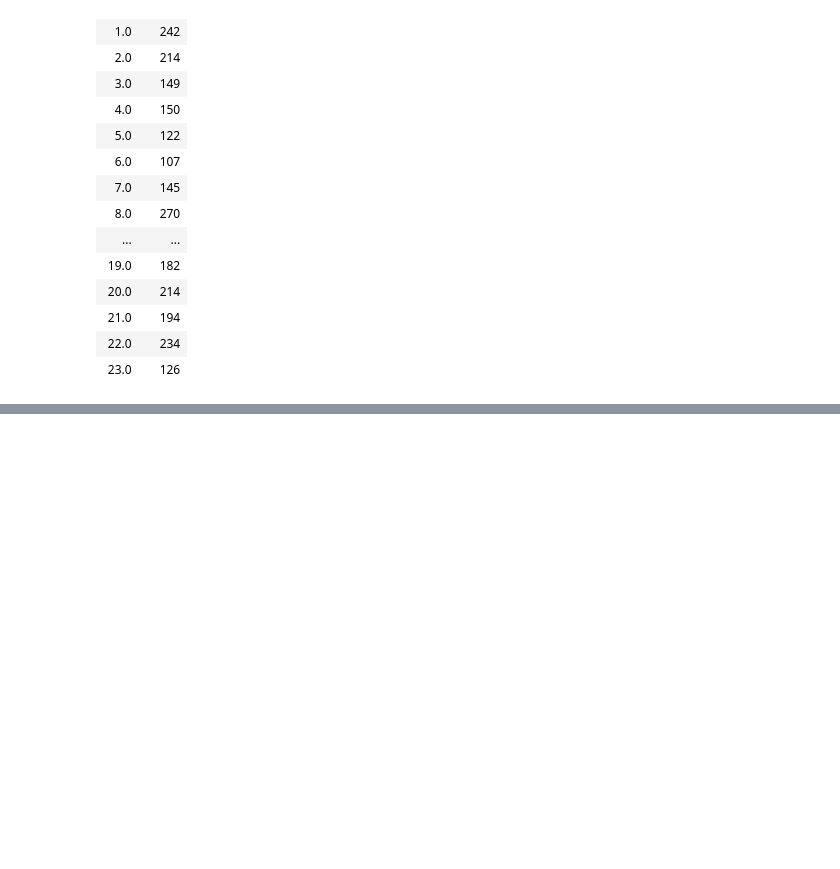
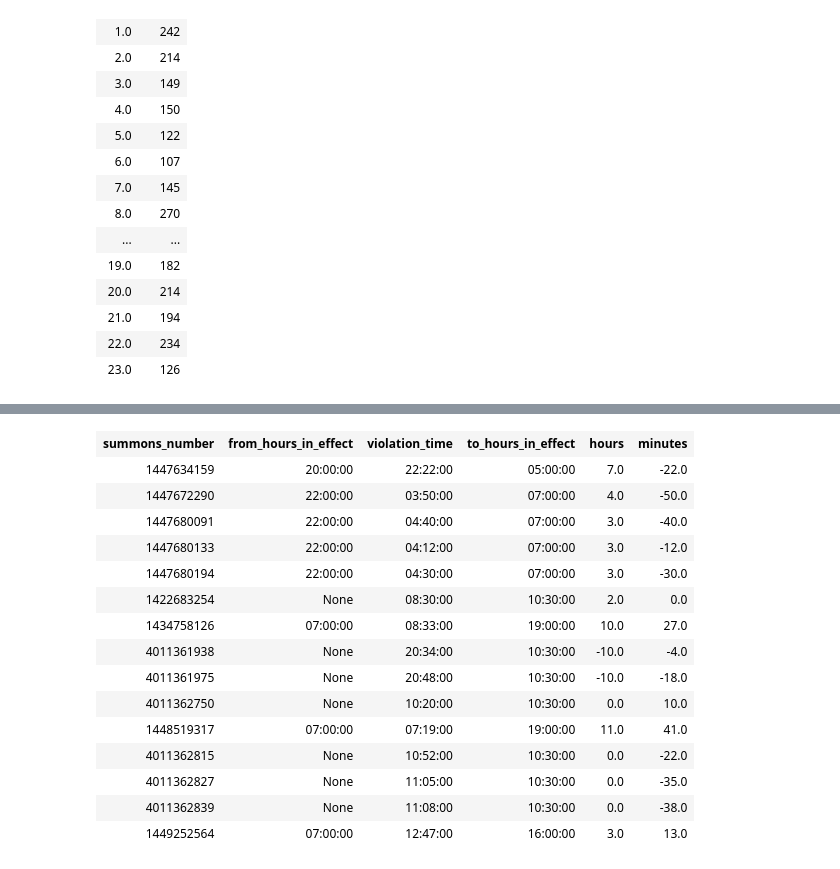
Before and after one commit to lnphng/Business-Analyst-with-SQL, a Jupyter notebook: 04.CleaaningData in Postgresql/03.Converting Data.ipynb, the cells around one changed output, grey strips where cells are left out. Cells and saved outputs as stored; diff of their text form; code cells hidden in the pictures; blank space fills up the shorter version.

```diff
--- a/04.CleaaningData in Postgresql/03.Converting Data.ipynb
+++ b/04.CleaaningData in Postgresql/03.Converting Data.ipynb
@@ -357,0 +779,66 @@ ORDER BY
+# %%
+%%sql
+SELECT
+        summons_number,
+        from_hours_in_effect,
+        violation_time,
+        to_hours_in_effect,
+        CASE
+            WHEN to_hours_in_effect > from_hours_in_effect
+                AND to_hours_in_effect >= violation_time AND  violation_time >= from_hours_in_effect
+                 THEN  EXTRACT('hour' FROM to_hours_in_effect -  violation_time)
+            WHEN to_hours_in_effect > from_hours_in_effect
+                AND violation_time NOT BETWEEN from_hours_in_effect AND to_hours_in_effect
+                 AND violation_time < '05:00:00'::time
+                    THEN  24- EXTRACT('hour' FROM to_hours_in_effect) + EXTRACT('hour' FROM violation_time)
+            WHEN to_hours_in_effect > from_hours_in_effect
+                AND violation_time NOT BETWEEN from_hours_in_effect AND to_hours_in_effect
+                THEN  EXTRACT('hour' FROM to_hours_in_effect) - EXTRACT('hour' FROM violation_time)
+            WHEN to_hours_in_effect < from_hours_in_effect
+                    AND (violation_time > to_hours_in_effect AND violation_time < from_hours_in_effect)
+                    THEN (- EXTRACT('hour' FROM violation_time ) + EXTRACT('hour' FROM to_hours_in_effect) )
+            WHEN to_hours_in_effect < from_hours_in_effect
+                     AND violation_time < to_hours_in_effect
+                    THEN   EXTRACT('hour' FROM to_hours_in_effect) - EXTRACT('hour' FROM  violation_time)
+            WHEN to_hours_in_effect < from_hours_in_effect
+                     AND (violation_time > to_hours_in_effect)
+                    THEN (24- EXTRACT('hour' FROM violation_time )+EXTRACT('hour' FROM to_hours_in_effect) )
+            ELSE EXTRACT('hour' FROM to_hours_in_effect -  violation_time)
+            END AS hours,
+
+        CASE
+            WHEN to_hours_in_effect > from_hours_in_effect
+                AND to_hours_in_effect >= violation_time AND  violation_time >= from_hours_in_effect
+                 THEN  EXTRACT('minute' FROM to_hours_in_effect -  violation_time)
+            WHEN to_hours_in_effect > from_hours_in_effect
+                AND violation_time NOT BETWEEN from_hours_in_effect AND to_hours_in_effect
+                 AND violation_time < '06:00:00'::time
+                THEN  EXTRACT('minute' FROM to_hours_in_effect) + EXTRACT('minute' FROM violation_time)
+            WHEN to_hours_in_effect > from_hours_in_effect
+                AND violation_time NOT BETWEEN from_hours_in_effect AND to_hours_in_effect
+                THEN  EXTRACT('minute' FROM to_hours_in_effect) - EXTRACT('minute' FROM violation_time)
+            WHEN to_hours_in_effect < from_hours_in_effect
+                    AND (violation_time > to_hours_in_effect AND violation_time < from_hours_in_effect)
+                   THEN (- EXTRACT('minute' FROM violation_time ) + EXTRACT('minute' FROM to_hours_in_effect) )
+            WHEN to_hours_in_effect < from_hours_in_effect
+                     AND violation_time < to_hours_in_effect
+                    THEN   EXTRACT('minute' FROM to_hours_in_effect) - EXTRACT('minute' FROM  violation_time)
+            WHEN to_hours_in_effect < from_hours_in_effect
+                     AND (violation_time > to_hours_in_effect)
+                    THEN (-EXTRACT('minute' FROM violation_time )+EXTRACT('minute' FROM to_hours_in_effect) )
+            ELSE EXTRACT('minute' FROM to_hours_in_effect -  violation_time)
+            END AS minutes
+    FROM
+        (SELECT
+            summons_number,
+                TO_TIMESTAMP(from_hours_in_effect, 'HH12MIPM')::time as from_hours_in_effect,
+                TO_TIMESTAMP(to_hours_in_effect, 'HH12MIPM')::time as to_hours_in_effect,
+                TO_TIMESTAMP(violation_time, 'HH12MIPM')::time as violation_time
+          FROM
+            parking_violation
+          WHERE NOT (from_hours_in_effect = '1200AM' AND to_hours_in_effect = '1159PM')
+        ) sub
+
+
+LIMIT 15;
+# %% [output]
@@ -357,0 +847,16 @@ ORDER BY
+| summons_number | from_hours_in_effect | violation_time | to_hours_in_effect | hours | minutes |
+| 1447634159 | 20:00:00 | 22:22:00 | 05:00:00 | 7.0 | -22.0 |
+| 1447672290 | 22:00:00 | 03:50:00 | 07:00:00 | 4.0 | -50.0 |
+| 1447680091 | 22:00:00 | 04:40:00 | 07:00:00 | 3.0 | -40.0 |
+| 1447680133 | 22:00:00 | 04:12:00 | 07:00:00 | 3.0 | -12.0 |
+| 1447680194 | 22:00:00 | 04:30:00 | 07:00:00 | 3.0 | -30.0 |
+| 1422683254 | None | 08:30:00 | 10:30:00 | 2.0 | 0.0 |
+| 1434758126 | 07:00:00 | 08:33:00 | 19:00:00 | 10.0 | 27.0 |
+| 4011361938 | None | 20:34:00 | 10:30:00 | -10.0 | -4.0 |
+| 4011361975 | None | 20:48:00 | 10:30:00 | -10.0 | -18.0 |
+| 4011362750 | None | 10:20:00 | 10:30:00 | 0.0 | 10.0 |
+| 1448519317 | 07:00:00 | 07:19:00 | 19:00:00 | 11.0 | 41.0 |
+| 4011362815 | None | 10:52:00 | 10:30:00 | 0.0 | -22.0 |
+| 4011362827 | None | 11:05:00 | 10:30:00 | 0.0 | -35.0 |
+| 4011362839 | None | 11:08:00 | 10:30:00 | 0.0 | -38.0 |
+| 1449252564 | 07:00:00 | 12:47:00 | 16:00:00 | 3.0 | 13.0 |
```
Also changed, not shown: parts of 26 cells of this notebook.
